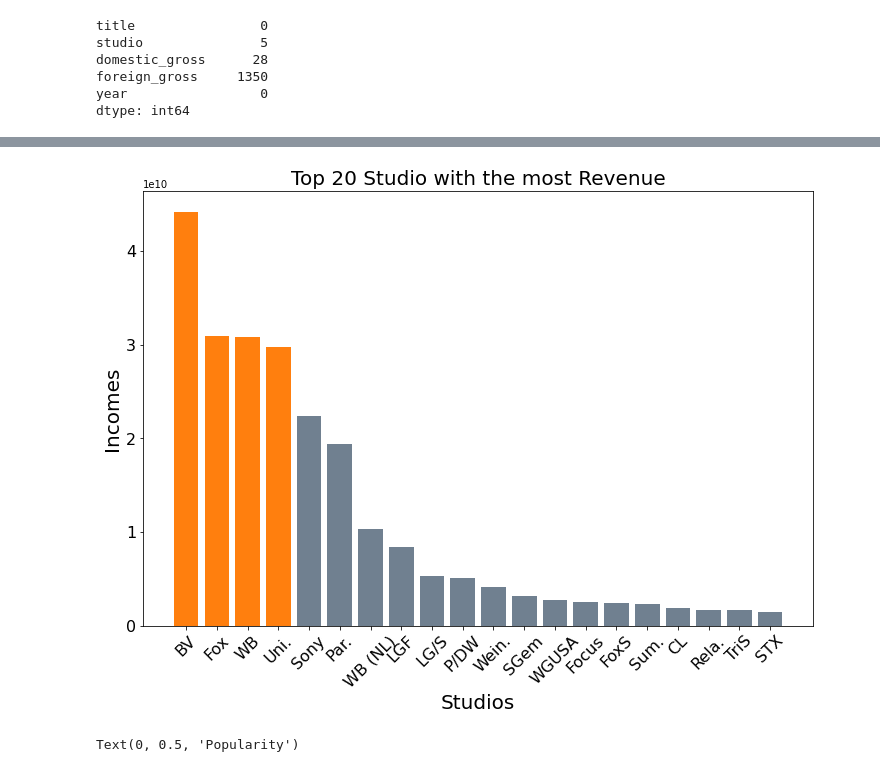
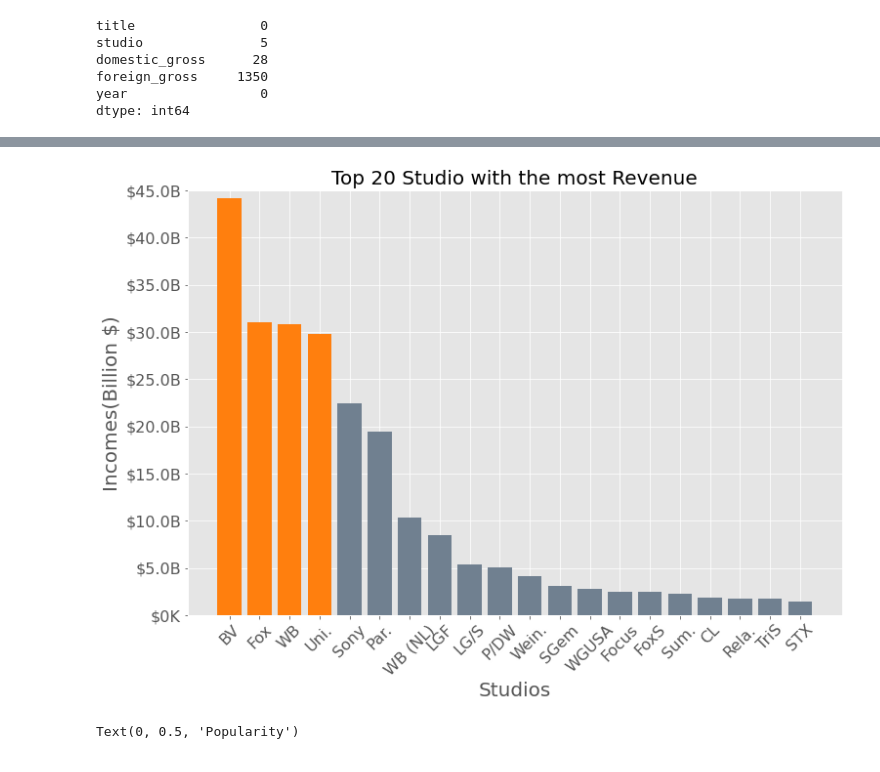
Before and after one commit to artificial126/dsc-phase-1-project, a Jupyter notebook: student.ipynb, the cells around one changed output, grey strips where cells are left out. Drawn from its saved outputs; the diff is of its cells as text; code cells hidden in the pictures.

```diff
--- a/student.ipynb
+++ b/student.ipynb
@@ -215,22 +219,38 @@ most_gross_20_studio
+# %%
+#Creating function to fix scientific notations.
+def currency(x, pos):
+    """The two args are the value and tick position"""
+    if x >= 1e8:
+        s = '${:1.1f}B'.format(x*1e-9)
+    else:
+        s = '${:1.0f}K'.format(x*1e-2)
+    return s
 # %%
-#Creating for loop to highlight first three value of graph.
+#Creating for loop to highlight first four values of graph.
 colors=[]
 for studio in most_gross_20_studio['studio']:
-    if ((studio=='BV') or (studio=='WB') or (studio=='Uni.')or (studio=='Fox')):
+    if (
+        (studio=='BV') or
+        (studio=='WB') or
+        (studio=='Uni.')or
+        (studio=='Fox')
+       ):
         colors.append('tab:orange')
     else:
         colors.append('slategray')
 
 fig , ax = plt.subplots(figsize=(12,8))
 ax.bar(most_gross_20_studio['studio'],most_gross_20_studio['total_gross'],color = colors)
 ax.set_title('Top 20 Studio with the most Revenue',fontsize=20)
 ax.tick_params(axis='x', labelsize=16,rotation=45)
-ax.tick_params(axis='y', labelsize=16)
+ax.tick_params(axis='y' ,labelsize=16)
+ax.set(ylim=[0,45000000000])
+ax.yaxis.set_major_formatter(currency)
 plt.xlabel('Studios',fontsize=20)
-plt.ylabel('Incomes',fontsize=20)
+plt.ylabel('Incomes(Billion $)',fontsize=20)
 plt.style.use('ggplot')
 # %% [output]
-[figure, old version]
+[figure, new version]
 # %%
 #Merging to dataframe to look studio and popularity and sorting by popularity.
 df_popularity = df_movie_gross.merge(df_movies)
```
Also changed, not shown: parts of 16 cells of this notebook, 3 other files.
